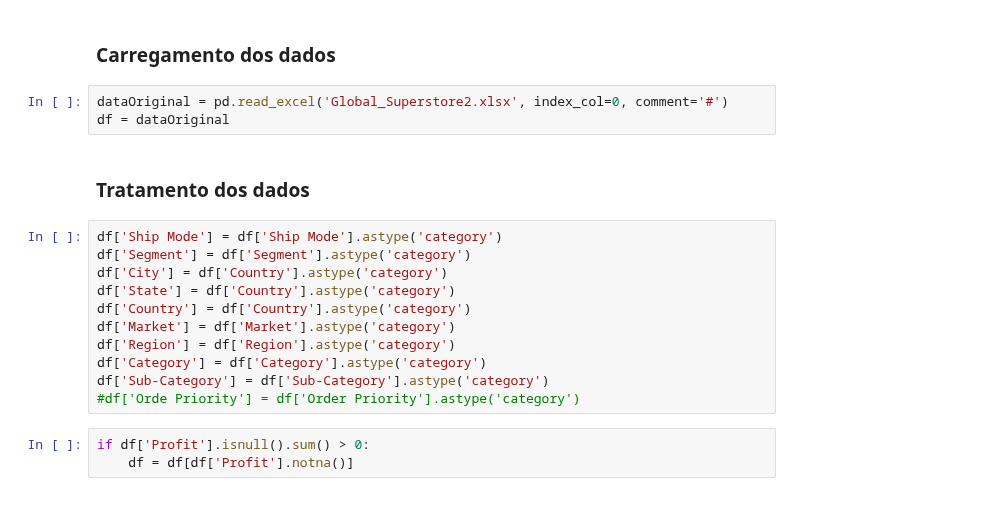
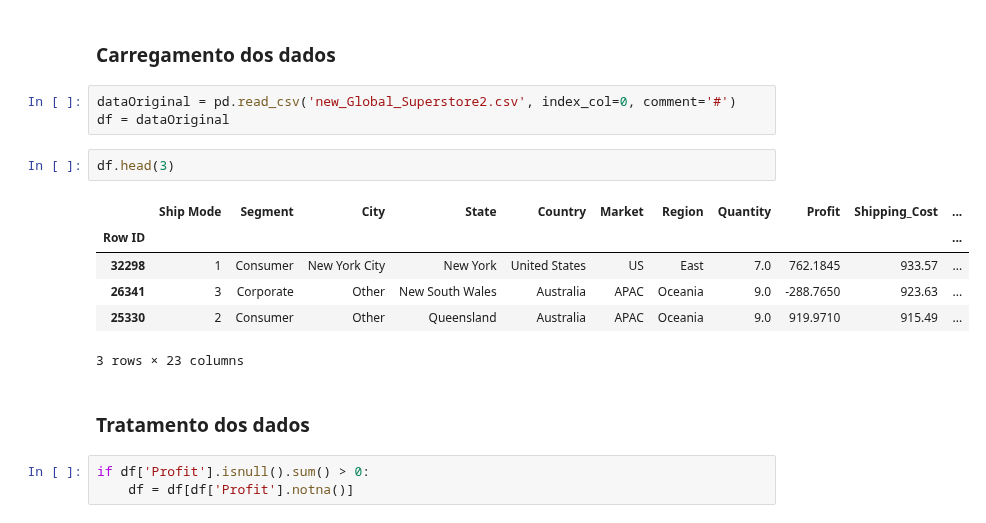
Before and after one commit to gonaloppcc/projetoDAA, a Jupyter notebook: melhor_grupo/model_general.ipynb, the cells around one changed output. Drawn from its saved outputs; the diff is of its cells as text.

```diff
--- a/melhor_grupo/model_general.ipynb
+++ b/melhor_grupo/model_general.ipynb
@@ -30,21 +30,19 @@ import math
 # %% [markdown]
 ### Carregamento dos dados
 # %%
-dataOriginal = pd.read_excel('Global_Superstore2.xlsx', index_col=0, comment='#')
+dataOriginal = pd.read_csv('new_Global_Superstore2.csv', index_col=0, comment='#')
 df = dataOriginal
+# %%
+df.head(3)
+# %% [output]
+|  | Ship Mode | Segment | City | State | Country | Market | Region | Quantity | Profit | Shipping_Cost | ... |
+| Row ID |  |  |  |  |  |  |  |  |  |  | ... |
+| 32298 | 1 | Consumer | New York City | New York | United States | US | East | 7.0 | 762.1845 | 933.57 | ... |
+| 26341 | 3 | Corporate | Other | New South Wales | Australia | APAC | Oceania | 9.0 | -288.7650 | 923.63 | ... |
+| 25330 | 2 | Consumer | Other | Queensland | Australia | APAC | Oceania | 9.0 | 919.9710 | 915.49 | ... |
+3 rows × 23 columns
 # %% [markdown]
 ### Tratamento dos dados
-# %%
-df['Ship Mode'] = df['Ship Mode'].astype('category')
-df['Segment'] = df['Segment'].astype('category')
-df['City'] = df['Country'].astype('category')
-df['State'] = df['Country'].astype('category')
-df['Country'] = df['Country'].astype('category')
-df['Market'] = df['Market'].astype('category')
-df['Region'] = df['Region'].astype('category')
-df['Category'] = df['Category'].astype('category')
-df['Sub-Category'] = df['Sub-Category'].astype('category')
-#df['Orde Priority'] = df['Order Priority'].astype('category')
 # %%
 if df['Profit'].isnull().sum() > 0:
     df = df[df['Profit'].notna()]
```
Also changed, not shown: parts of 23 cells of this notebook, 2 other files.
